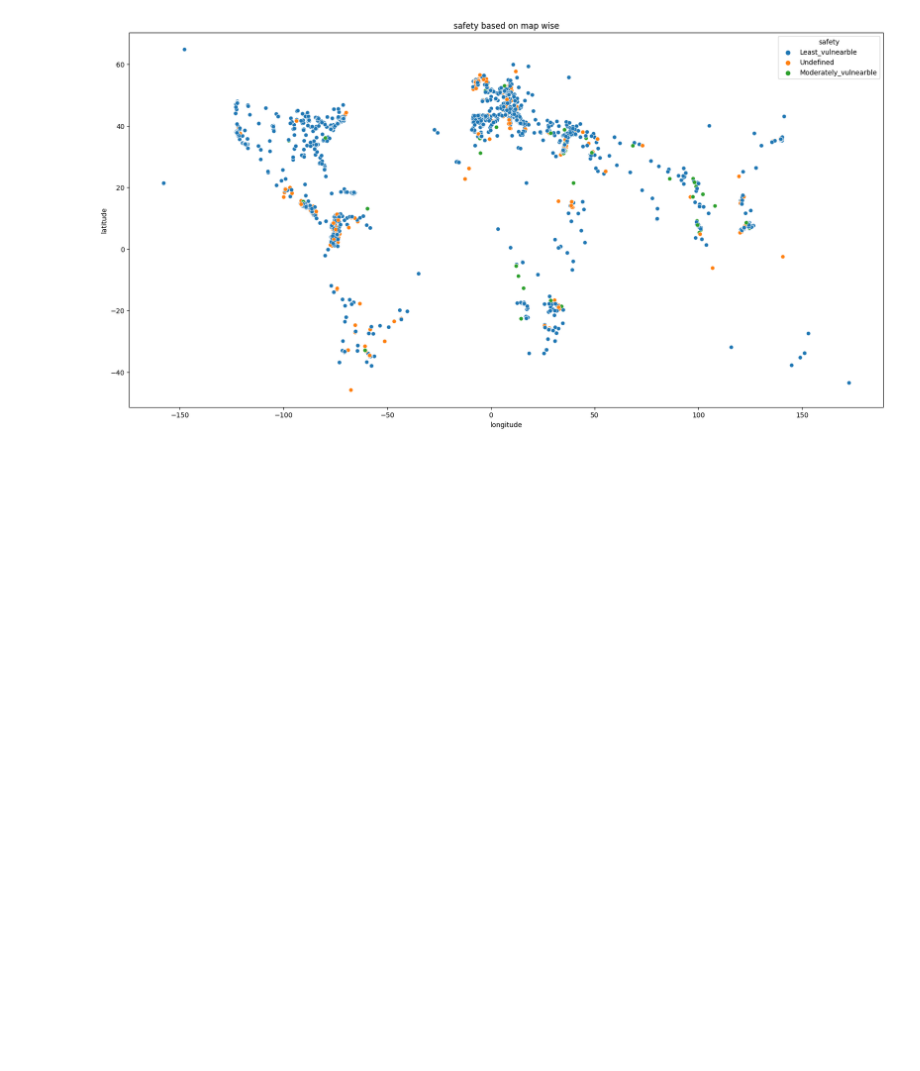
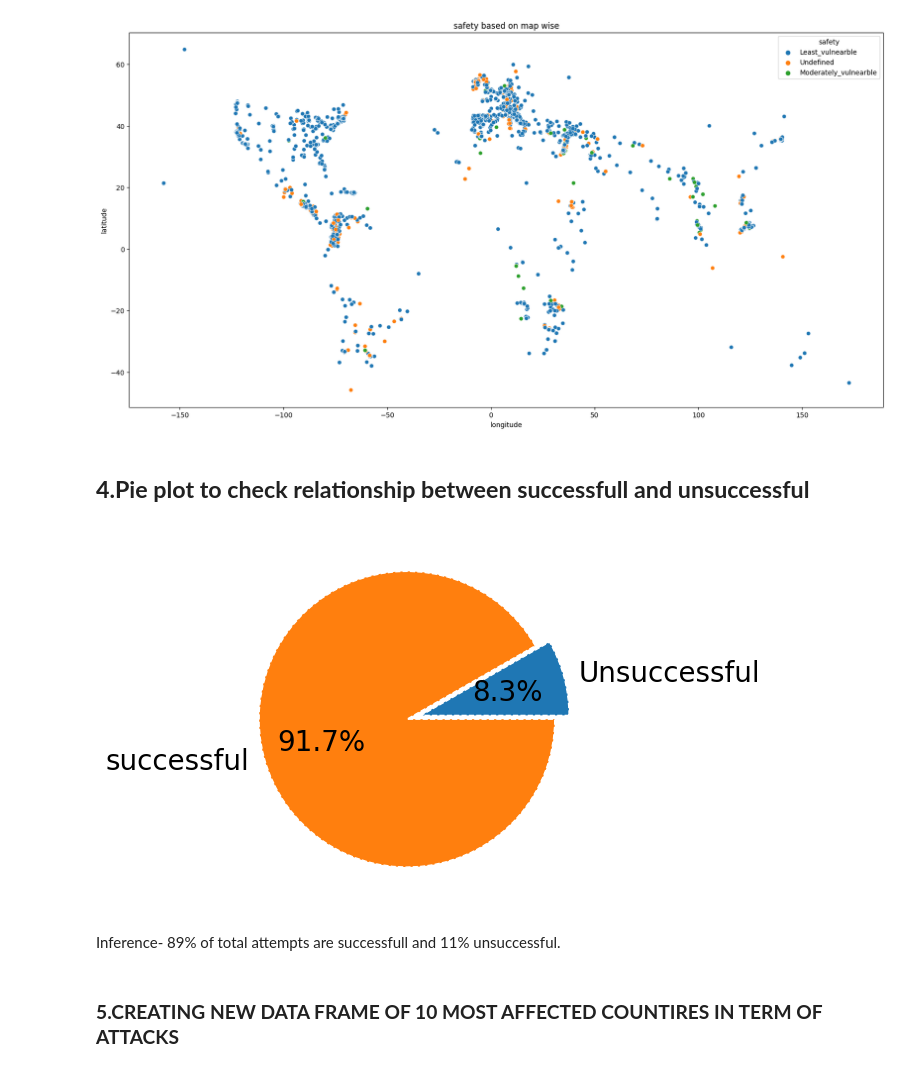
Before and after one commit to Mohit03singh/Global-Terrorism-Database-Analysis-EDA, a Jupyter notebook: GLOBAL_TERRIORST_PROJECT.ipynb, the cells around one changed output. Cells and saved outputs as stored; diff of their text form; code cells hidden in the pictures; blank space fills up the shorter version.

```diff
--- a/GLOBAL_TERRIORST_PROJECT.ipynb
+++ b/GLOBAL_TERRIORST_PROJECT.ipynb
@@ -372,3 +371,20 @@ ax_5.set_xlabel('longitude')
 plt.show()
 # %% [output]
 [figure]
+# %% [markdown]
+
+## **4.Pie plot to check relationship between successfull and unsuccessful**
+# %%
+#Creating a Pie plot to check relationship between successfull and unsuccessful
+win = df_most_selected.groupby(['success'])['success'].count()
+win_list = win.values.tolist()
+keys = ['Unsuccessful', 'successful']
+palette_color = sns.color_palette('dark')
+explode = [0.1, 0]
+plt.pie(win_list, labels=keys,explode=explode, autopct='%1.1f%%',wedgeprops={"edgecolor":"1",'linewidth': 1,'linestyle': 'dashed', 'antialiased': True},textprops={'fontsize':20});
+# %% [output]
+[figure, added]
+# %% [markdown]
+Inference- 89% of total attempts are successfull and 11% unsuccessful.
+# %% [markdown]
+### **5.CREATING NEW DATA FRAME OF 10 MOST AFFECTED COUNTIRES IN TERM OF ATTACKS**
```
Also changed, not shown: parts of 24 cells of this notebook.
